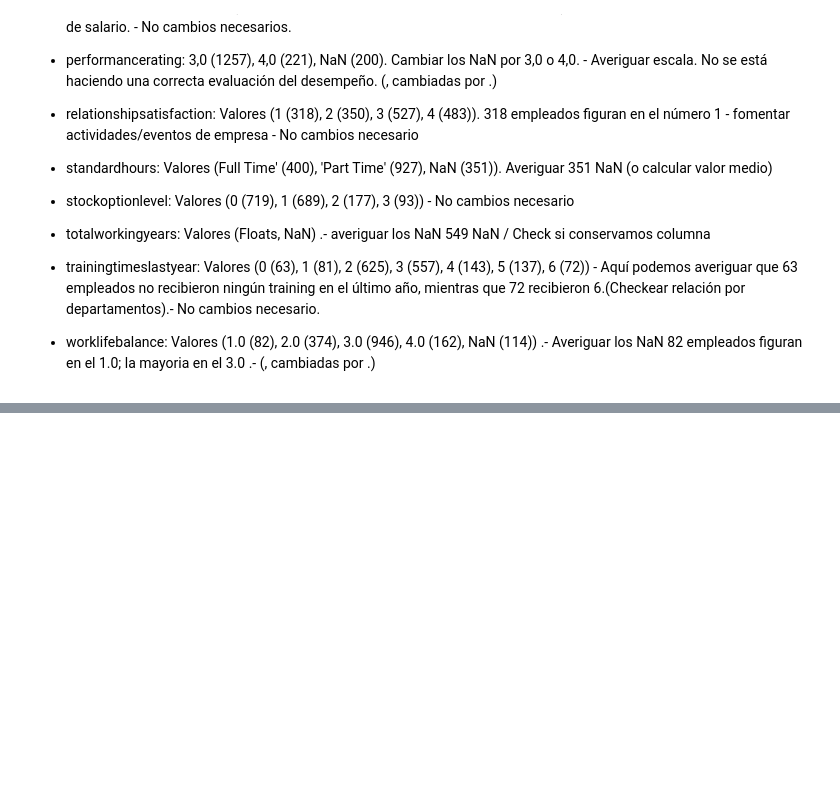
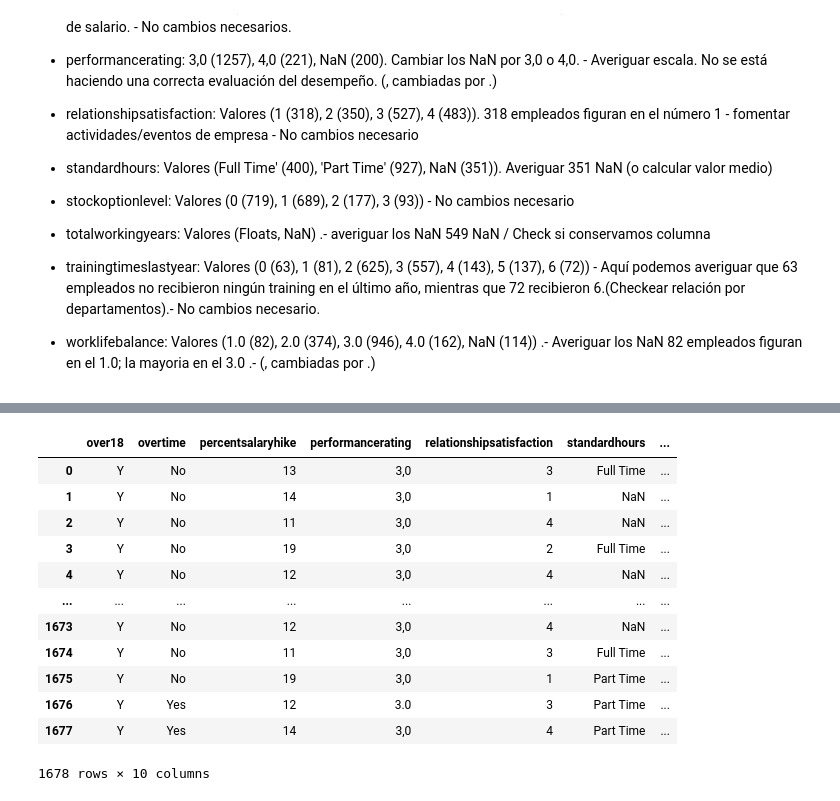
Before and after one commit to Miriam-pb/proyecto-da-promo-56-modulo-3-team-3, a Jupyter notebook: informe_col_21_30_Andrea.ipynb, the cells around one changed output, grey strips where cells are left out. Cells and saved outputs as stored; diff of their text form; code cells hidden in the pictures; blank space fills up the shorter version.

```diff
--- a/informe_col_21_30_Andrea.ipynb
+++ b/informe_col_21_30_Andrea.ipynb
@@ -271,0 +276,2 @@ df_miscol.to_csv('columnas21-30.csv', index=False)
+# %%
+df_miscol["totalworkingyears"] = df_miscol["totalworkingyears"].str.replace(",", ".")
@@ -271,0 +298,24 @@ df_miscol.to_csv('columnas21-30.csv', index=False)
+# %%
+#Over18 cambio NaN por Y pero se puede quitar esta columna:
+
+df_miscol['over18'] = df_miscol['over18'].fillna('Y')
+
+#OVERTIME: Relleno con el valor más frecuente ('No')
+df_miscol['overtime'] = df_miscol['overtime'].fillna('No')
+
+#Performancerating: Escala ordinal (1-4). Relleno con el valor más frecuente ('3.0')
+
+df_miscol['performancerating'] = df_miscol['performancerating'].fillna(3.0)
+
+#Standardhours
+
+#Totalworkingyears: Imputado por la media
+
+from sklearn.impute import SimpleImputer
+
+imputer = SimpleImputer(strategy='mean')  # Imputar con la media
+df_miscol['totalworkingyears'] = imputer.fit_transform(df_miscol[['totalworkingyears']])
+
+#Worklifebalance
+
+df_miscol['worklifebalance'].fillna(df_miscol['worklifebalance'].mode()[0], inplace=True)
@@ -271,0 +340,16 @@ df_miscol.to_csv('columnas21-30.csv', index=False)
+# %%
+df_miscol
+# %% [output]
+|  | over18 | overtime | percentsalaryhike | performancerating | relationshipsatisfaction | standardhours | ... |
+| 0 | Y | No | 13 | 3,0 | 3 | Full Time | ... |
+| 1 | Y | No | 14 | 3,0 | 1 | NaN | ... |
+| 2 | Y | No | 11 | 3,0 | 4 | NaN | ... |
+| 3 | Y | No | 19 | 3,0 | 2 | Full Time | ... |
+| 4 | Y | No | 12 | 3,0 | 4 | NaN | ... |
+| ... | ... | ... | ... | ... | ... | ... | ... |
+| 1673 | Y | No | 12 | 3,0 | 4 | NaN | ... |
+| 1674 | Y | No | 11 | 3,0 | 3 | Full Time | ... |
+| 1675 | Y | No | 19 | 3,0 | 1 | Part Time | ... |
+| 1676 | Y | Yes | 12 | 3.0 | 3 | Part Time | ... |
+| 1677 | Y | Yes | 14 | 3,0 | 4 | Part Time | ... |
+1678 rows × 10 columns
```
Also changed, not shown: parts of 6 cells of this notebook, 1 other file.
